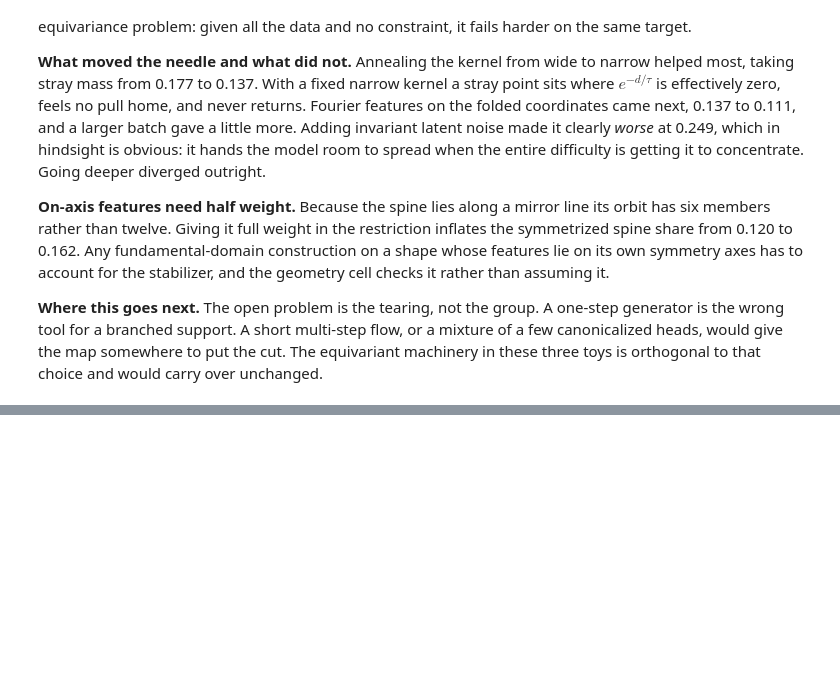
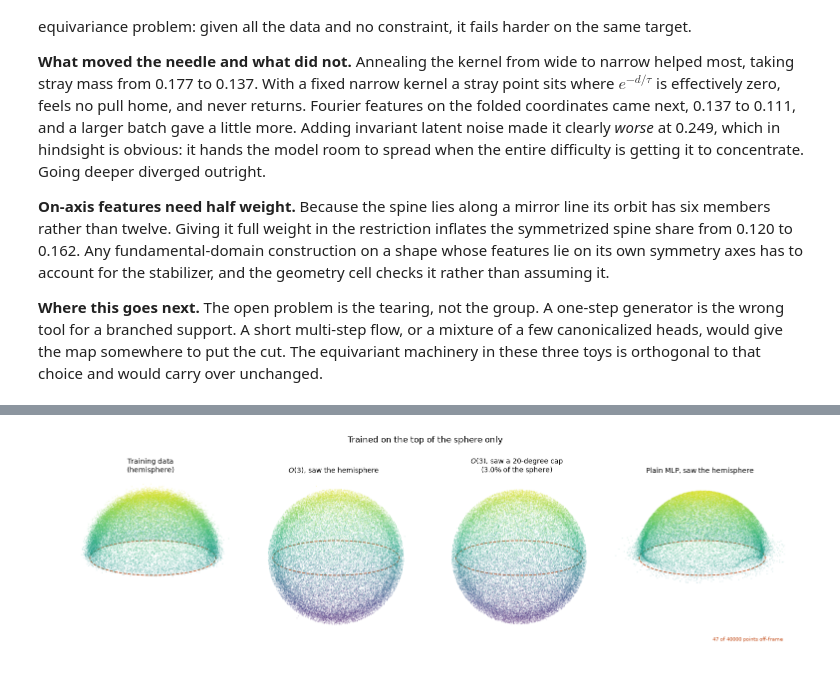
Before and after one commit to daoterog/TokyoDrift, a Jupyter notebook: equivariant_drifting.ipynb, the cells around one changed output, grey strips where cells are left out. Saved outputs shown, nothing was run; the diff lists cells and outputs as text; code cells hidden in the pictures; blank space fills up the shorter version.

```diff
--- a/equivariant_drifting.ipynb
+++ b/equivariant_drifting.ipynb
@@ -255,7 +277,7 @@ def make_drift_fn(temp=TEMP):
 
 
 def train(model, sample_target=sample_train, temp=TEMP, temp_end=None, steps=4000,
-          batch=512, lr=2e-3, cosine=False, report_every=1000):
+          batch=512, lr=2e-3, cosine=False, dim=2, report_every=1000):
     """One-step drift matching.
 
     `cosine` anneals the learning rate to zero. The drift target moves as the
@@ -272,7 +294,7 @@ def train(model, sample_target=sample_train, temp=TEMP, temp_end=None, steps=400
     history = []
     for step in range(steps + 1):
         width = temp if temp_end is None else temp * (temp_end / temp) ** (step / steps)
-        generated = model(sample_noise(batch))
+        generated = model(sample_noise(batch, dim))
         loss = drifting_loss(generated, sample_target(batch), make_drift_fn(width))
         optimizer.zero_grad(set_to_none=True)
         loss.backward()
@@ -1423,0 +1665,21 @@ over unchanged.
+# %%
+figure = plt.figure(figsize=(15, 4.3))
+panels = [
+    ("Training data\n(hemisphere)", sample_cap(40_000, HEMISPHERE)),
+    ("$O(3)$, saw the hemisphere", sphere_samples[HEMISPHERE]),
+    (f"$O(3)$, saw a {SMALL_CAP:.0f}-degree cap\n"
+     f"({100 * cap_area_fraction(SMALL_CAP):.1f}% of the sphere)",
+     sphere_samples[SMALL_CAP]),
+    ("Plain MLP, saw the hemisphere", sphere_control_samples),
+]
+for column, (title, points) in enumerate(panels, start=1):
+    ax = figure.add_subplot(1, 4, column, projection="3d")
+    scatter3(ax, points, title, alpha=0.16)
+    draw_equator(ax)
+    sphere_axes(ax)
+
+figure.subplots_adjust(left=0.01, right=0.99, top=0.80, bottom=0.01, wspace=0.0)
+figure.suptitle("Trained on the top of the sphere only", fontsize=12)
+plt.show()
+# %% [output]
+[figure, added]
```
Also changed, not shown: parts of 16 cells of this notebook.
